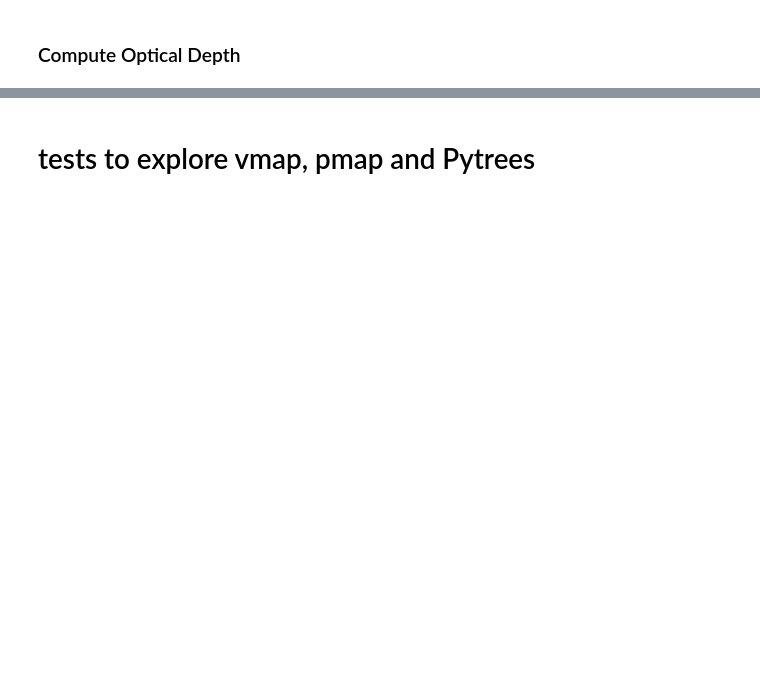
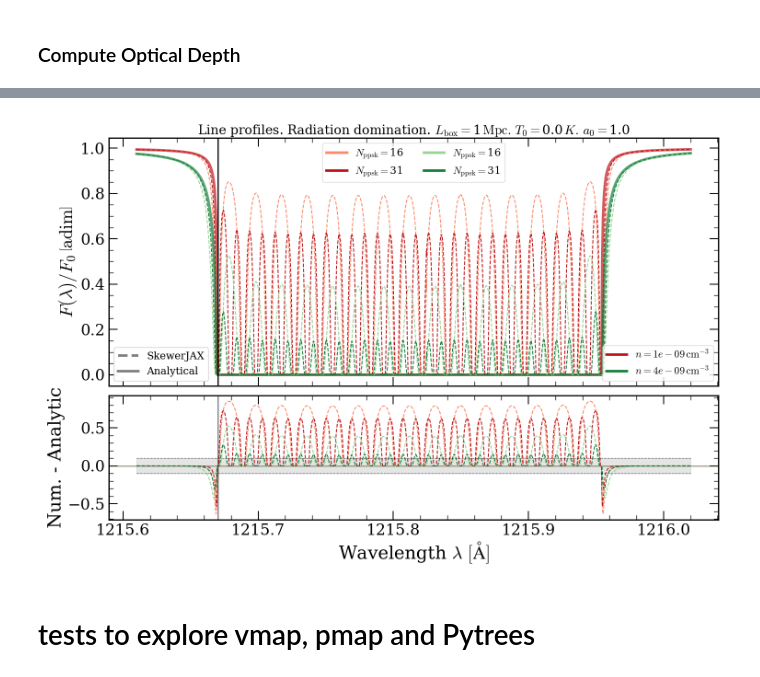
Before and after one commit to daniellopezcano/SkewerJAX, a Jupyter notebook: notebooks/optical_depth.ipynb, the cells around one changed output, grey strips where cells are left out. Saved outputs shown, nothing was run; the diff lists cells and outputs as text; code cells hidden in the pictures; blank space fills up the shorter version.

```diff
--- a/notebooks/optical_depth.ipynb
+++ b/notebooks/optical_depth.ipynb
@@ -582,0 +654,2 @@ plt.show()
+# %%
+line_bundle = sjx.constants.lines.LineBundle(["HI-LyA"])
@@ -582,0 +680,2 @@ plt.show()
+# %%
+N_sk = 2
@@ -583,3 +733,96 @@ plt.show()
+# %%
+
+optical_depth_analytic = od.compute_optical_depth_analytical_radiation_domination(
+    wavelengths,
+    line_bundle.lambda0_A,
+    line_bundle.A21_GHz,
+    line_bundle.f_osc,
+    skewer_bundle.a0,
+    skewer_bundle.x0,
+    xem_Mpc=-L_box * jnp.ones(N_sk),
+    xf_Mpc=jnp.zeros(N_sk),
+    n0_cm3=fields.number_density(skewer_bundle.quadri_vectors[ii_cosmology])[0, :, 0]
+)
+
+F_over_F0_analytic = jnp.exp(-optical_depth_analytic)
+# %%
+# Convert JAX arrays to NumPy for plotting
+lambdas_np = np.asarray(wavelengths)                             # (N_lambda,)
+F_over_F0_np = np.asarray(F_over_F0)                             # (resolution N_ppsk, N_lines, N_sk, N_lambda)
+
+colors = np.array([
+    plt.cm.Reds(np.linspace(0.4, 0.8, N_resolution_ppsk)),
+    plt.cm.Greens(np.linspace(0.4, 0.8, N_resolution_ppsk))
+])
+
+# Create figure with two subplots (top: original, bottom: residuals)
+fig, (ax_top, ax_res) = plt.subplots(2, 1, figsize=(15, 10),
+                                      height_ratios=[2, 1],
+                                      sharex=True)
+
+# Plot all profiles on the same axes in top panel
+handles_colors = []
+handles_N_ppsk = []
+for i_sp, line in enumerate(line_bundle.lines):
+    for i_sk in range(N_sk):
+        ax_top.plot(lambdas_np, F_over_F0_analytic[i_sp, i_sk, :], color=colors[i_sk][-1], linewidth=4.0, linestyle='-', alpha=0.7)
+        for i_ppsk, N_ppsk in enumerate(array_N_ppsk):
+            ax_top.plot(lambdas_np, F_over_F0_np[i_ppsk, i_sp, i_sk, :], color=colors[i_sk, i_ppsk], linewidth=1.5, linestyle='--')
+
+            if i_sp == 0:
+                _lbl = r"$N_\mathrm{ppsk} =$" + str(round(N_ppsk, 2))
+                handles_N_ppsk.append(Line2D([0], [0], color=colors[i_sk, i_ppsk], lw=4, linestyle="-", label=_lbl))
+
+        if i_sp == 0:
+            _sampled_numbr_density_cm3 = fields.number_density(skewer_bundle.quadri_vectors[ii_cosmology])[i_sp, i_sk, 0]
+            _lbl = rf"$n = {_sampled_numbr_density_cm3:.2g} \, \mathrm{{cm^{{-3}}}}$"
+            handles_colors.append(Line2D([0], [0], color=colors[i_sk][-1], lw=4, linestyle="-", label=_lbl))
+
+        # Plot analytic reference line at zero
+        if i_sp == 0:
+            ax_res.axhline(y=0, color=colors[i_sk][-1], linestyle='-', linewidth=2.0, alpha=0.3)
+
+        for i_ppsk, N_ppsk in enumerate(array_N_ppsk):
+            residual = F_over_F0_np[i_ppsk, i_sp, i_sk] - F_over_F0_analytic[i_sp, i_sk]
+            ax_res.plot(lambdas_np, residual, color=colors[i_sk, i_ppsk], linestyle='--', linewidth=1.5)
+
+    ax_top.axvline(line.lambda0_A, color="k", linestyle="-", linewidth=2., alpha=1.0)
+
+    # Add vertical line at line center
+    ax_res.axvline(line.lambda0_A, color="k", linestyle="-", linewidth=2., alpha=0.5)
+
+# Legends for top panel (keeping your original legend code)
+leg = ax_top.legend(handles=handles_colors, loc="lower right", fontsize=16, ncols=1)
+ax_top.add_artist(leg)
+
+leg = ax_top.legend(handles=handles_N_ppsk, loc="upper center", fontsize=16, ncols=len(array_N_ppsk))
+ax_top.add_artist(leg)
+
+handles_linestyles = [
+    Line2D([0], [0], color="grey", lw=4, linestyle="--", label="SkewerJAX"),
+    Line2D([0], [0], color="grey", lw=4, linestyle="-", label="Analytical")
+]
+leg = ax_top.legend(handles=handles_linestyles, loc="lower left", fontsize=16, ncols=1)
+ax_top.add_artist(leg)
+
+ax_res.fill_between(lambdas_np, 0.1, -0.1, color="grey", alpha=0.2)
+ax_res.hlines(0.1, xmin=lambdas_np[0], xmax=lambdas_np[-1], color="k", linewidth=1, linestyle='--', alpha=0.5)
+ax_res.hlines(-0.1, xmin=lambdas_np[0], xmax=lambdas_np[-1], color="k", linewidth=1, linestyle='--', alpha=0.5)
+
+# Axes formatting for top panel
+ax_top.set_ylabel(r"$F(\lambda) / F_0\, \left[\mathrm{adim}\right]$")
+
+# Axes formatting for residual panel
+ax_res.set_xlabel(r"Wavelength $\lambda\ [\mathrm{\AA}]$")
+ax_res.set_ylabel(r"Num. - Analytic")
+
+ax_top.set_title(r"Line profiles. Radiation domination." + r" $L_\mathrm{box} = $" + str(L_box) + r"$\,\mathrm{Mpc}.\, T_0 = $" + str(round(T0, 4)) + r"$\, K.\, a_0 = $" + str(round(skewer_bundle.a0[0], 4)), fontsize=20)
+
+# Adjust layout
+fig.tight_layout()
+plt.show()
+# %% [output]
+[figure, added]
 # %% [markdown]
 # tests to explore vmap, pmap and Pytrees
 # %%
```
Also changed, not shown: parts of 19 cells of this notebook.
